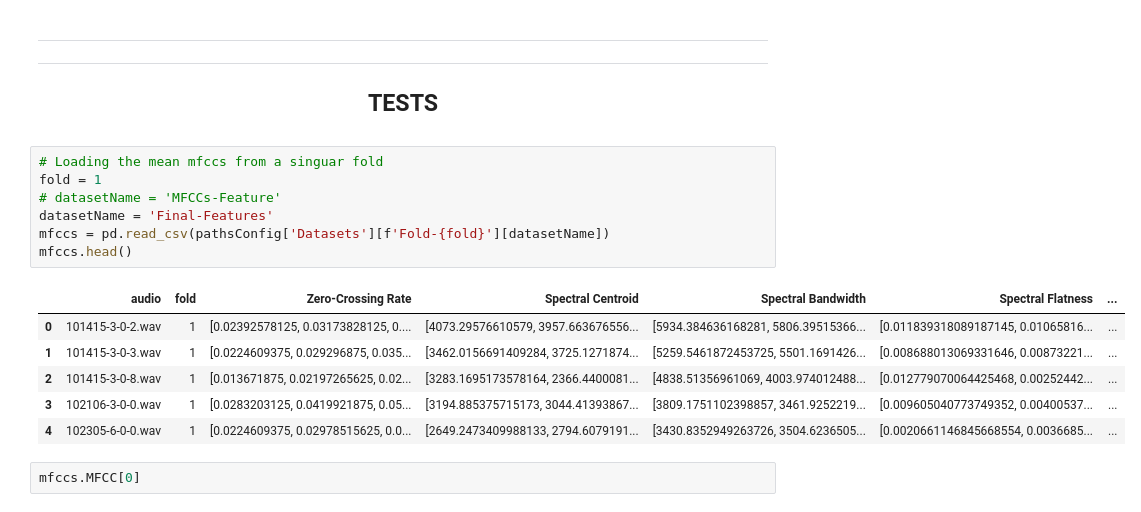
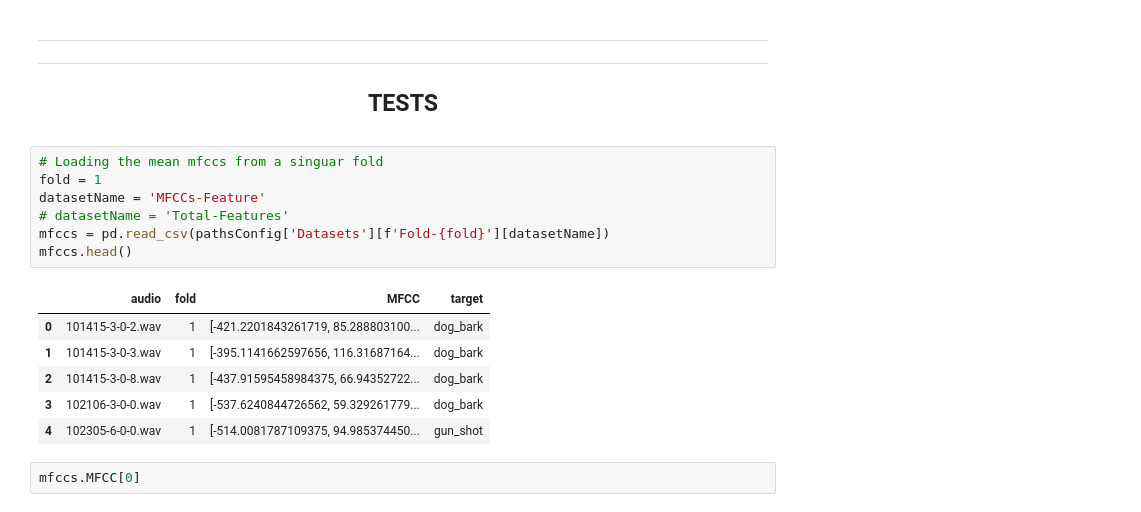
Before and after one commit to EstevesX10/ML2-Urban-Sound-Classification, a Jupyter notebook: Urban-Sound-Classification/UrbanSoundClassification.ipynb, the cells around one changed output. Cells and saved outputs as stored; diff of their text form.

```diff
--- a/Urban-Sound-Classification/UrbanSoundClassification.ipynb
+++ b/Urban-Sound-Classification/UrbanSoundClassification.ipynb
@@ -552,17 +549,17 @@ $\quad$ If there is any difficulty on downloading or executing this project, ple
 # %%
 # Loading the mean mfccs from a singuar fold
 fold = 1
-# datasetName = 'MFCCs-Feature'
-datasetName = 'Final-Features'
+datasetName = 'MFCCs-Feature'
+# datasetName = 'Total-Features'
 mfccs = pd.read_csv(pathsConfig['Datasets'][f'Fold-{fold}'][datasetName])
 mfccs.head()
 # %% [output]
-|  | audio | fold | Zero-Crossing Rate | Spectral Centroid | Spectral Bandwidth | Spectral Flatness | ... |
-| 0 | 101415-3-0-2.wav | 1 | [0.02392578125, 0.03173828125, 0.... | [4073.29576610579, 3957.663676556... | [5934.384636168281, 5806.39515366... | [0.011839318089187145, 0.01065816... | ... |
-| 1 | 101415-3-0-3.wav | 1 | [0.0224609375, 0.029296875, 0.035... | [3462.0156691409284, 3725.1271874... | [5259.5461872453725, 5501.1691426... | [0.008688013069331646, 0.00873221... | ... |
-| 2 | 101415-3-0-8.wav | 1 | [0.013671875, 0.02197265625, 0.02... | [3283.1695173578164, 2366.4400081... | [4838.51356961069, 4003.974012488... | [0.012779070064425468, 0.00252442... | ... |
-| 3 | 102106-3-0-0.wav | 1 | [0.0283203125, 0.0419921875, 0.05... | [3194.885375715173, 3044.41393867... | [3809.1751102398857, 3461.9252219... | [0.009605040773749352, 0.00400537... | ... |
-| 4 | 102305-6-0-0.wav | 1 | [0.0224609375, 0.02978515625, 0.0... | [2649.2473409988133, 2794.6079191... | [3430.8352949263726, 3504.6236505... | [0.0020661146845668554, 0.0036685... | ... |
+|  | audio | fold | MFCC | target |
+| 0 | 101415-3-0-2.wav | 1 | [-421.2201843261719, 85.288803100... | dog_bark |
+| 1 | 101415-3-0-3.wav | 1 | [-395.1141662597656, 116.31687164... | dog_bark |
+| 2 | 101415-3-0-8.wav | 1 | [-437.91595458984375, 66.94352722... | dog_bark |
+| 3 | 102106-3-0-0.wav | 1 | [-537.6240844726562, 59.329261779... | dog_bark |
+| 4 | 102305-6-0-0.wav | 1 | [-514.0081787109375, 94.985374450... | gun_shot |
 # %%
 mfccs.MFCC[0]
 # %% [output]
```
Also changed, not shown: parts of 18 cells of this notebook.
